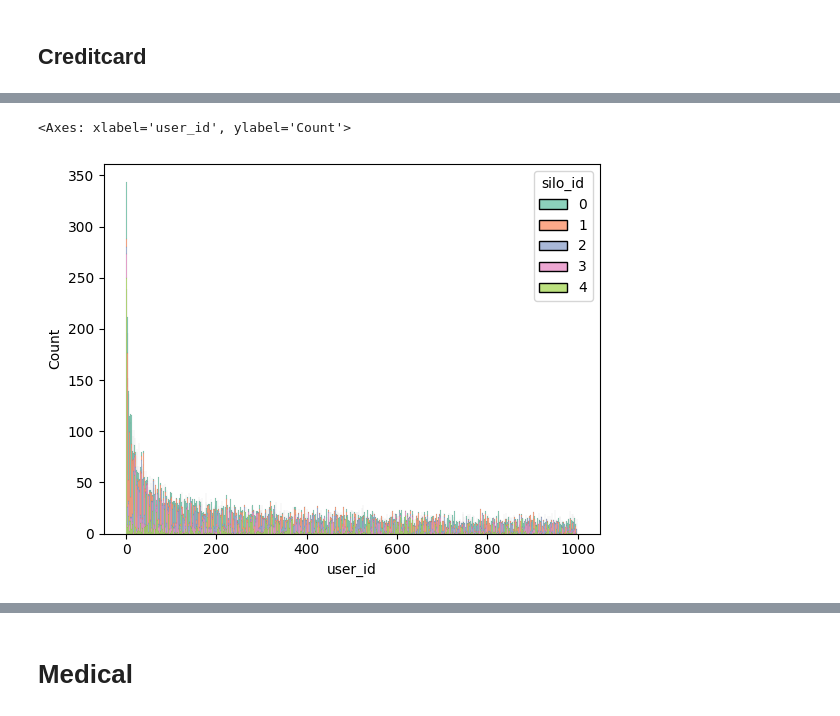
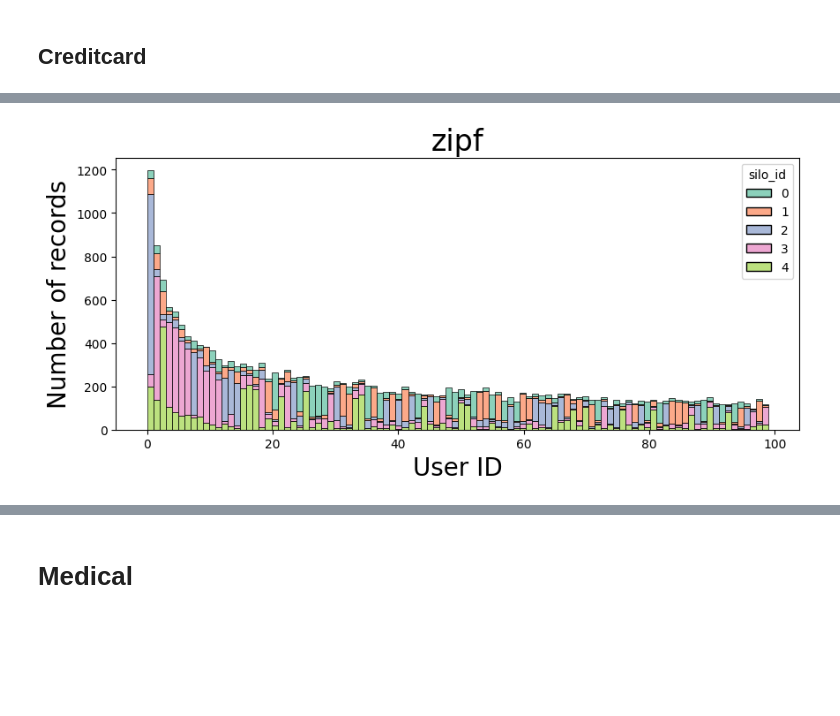
Before and after one commit to FumiyukiKato/uldp-fl, a Jupyter notebook: exp/user_dist.ipynb, the cells around one changed output, grey strips where cells are left out. Cells and saved outputs as stored; diff of their text form; code cells hidden in the pictures; blank space fills up the shorter version.

```diff
--- a/exp/user_dist.ipynb
+++ b/exp/user_dist.ipynb
@@ -8,6 +8,8 @@ import sys
 sys.path.append(os.path.join(path_project, 'src'))
 sys.path.append(os.path.join(path_project, 'exp/script'))
 
+img_path = os.path.join(path_project, 'exp', 'img')
+
 import dataset
 from mylogger import logger_set_debug
 logger_set_debug()
@@ -100,11 +102,15 @@ for silo_id in local_dataset_per_silos.keys():
         user_silo_ids["user_id"].append(user_id)
         user_silo_ids["silo_id"].append(silo_id)
         user_labels[user_id].add(label)
-# user_labels
-# counts_user_silo = { (user_id, silo_id): 0 for user_id in range(n_users) for silo_id in range(n_silos) }
-# for user_id, silo_id in zip(user_silo_ids["user_id"], user_silo_ids["silo_id"]):
-#     counts_user_silo[(user_id, silo_id)] += 1
-# for key, c in counts_user_silo.items():
-#     if c <= 0:
-#         print(key, c)
+
+fig, ax = plt.subplots(1, 1, figsize=(10, 4))
+ax.set_ylabel("Number of records", fontsize=20)
+ax.set_xlabel("User ID", fontsize=20)
+ax.set_title("zipf", fontsize=24)
+sns.histplot(data=user_silo_ids, x='user_id', hue='silo_id', multiple='stack', palette='Set2', bins=100, ax=ax)
+fig.savefig(
+    os.path.join(img_path, f"record_distribution_creditcard_100_{user_dist}" + ".png"),
+    dpi=150,
+    bbox_inches="tight",
+)
 # %% [output]
@@ -123,5 +129 @@ for silo_id in local_dataset_per_silos.keys():
+[figure, added]
-# %%
-sns.histplot(data=user_silo_ids, x='user_id', hue='silo_id', multiple='stack', palette='Set2', bins=1000)
-# %% [output]
-<Axes: xlabel='user_id', ylabel='Count'>
-[figure, removed]
```
Also changed, not shown: parts of 5 cells of this notebook, 3 other files.
